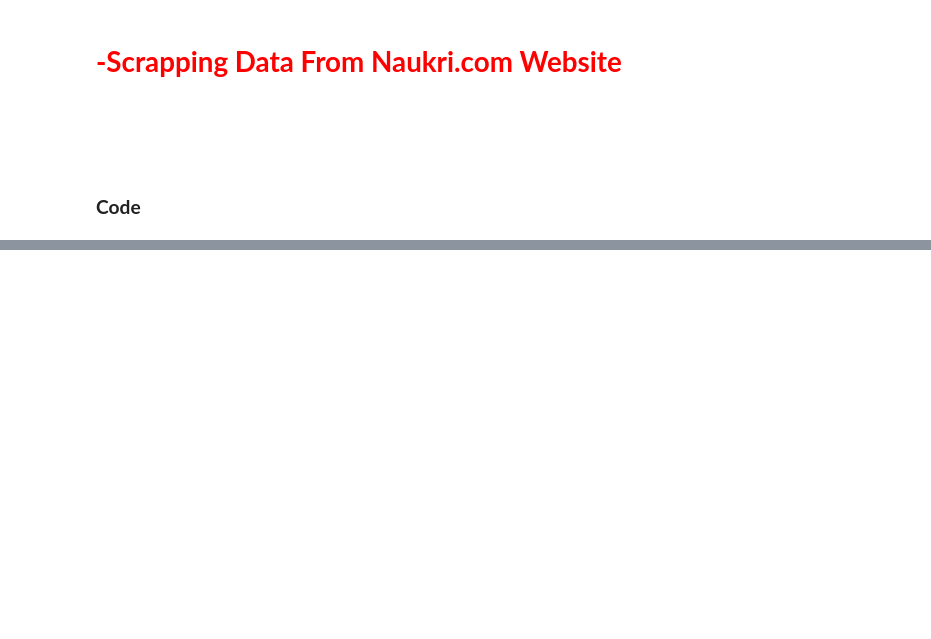
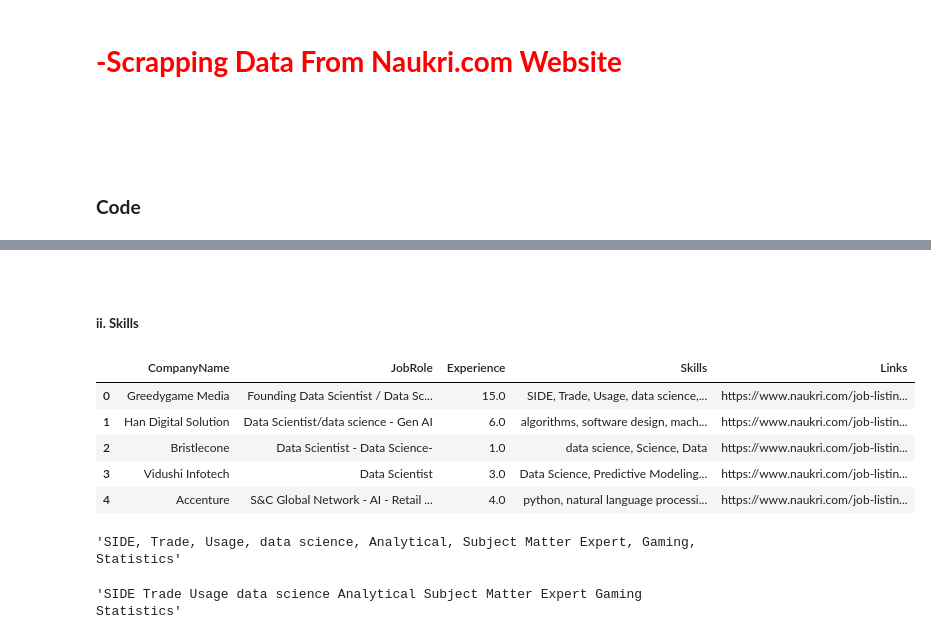
Before and after one commit to Umer2900/SkillFit-AI, a Jupyter notebook: Main/Web_Scrapping/WebScrapping.ipynb, the cells around one changed output, grey strips where cells are left out. Drawn from its saved outputs; the diff is of its cells as text; code cells hidden in the pictures; blank space fills up the shorter version.

```diff
--- a/Main/Web_Scrapping/WebScrapping.ipynb
+++ b/Main/Web_Scrapping/WebScrapping.ipynb
@@ -177,0 +339,22 @@ Initial DataFrame:
+# %% [markdown]
+<br>
+
+##### **ii. Skills**
+# %%
+jobs_df.head()
+# %% [output]
+|  | CompanyName | JobRole | Experience | Skills | Links |
+| 0 | Greedygame Media | Founding Data Scientist / Data Sc... | 15.0 | SIDE, Trade, Usage, data science,... | https://www.naukri.com/job-listin... |
+| 1 | Han Digital Solution | Data Scientist/data science - Gen AI | 6.0 | algorithms, software design, mach... | https://www.naukri.com/job-listin... |
+| 2 | Bristlecone | Data Scientist - Data Science- | 1.0 | data science, Science, Data | https://www.naukri.com/job-listin... |
+| 3 | Vidushi Infotech | Data Scientist | 3.0 | Data Science, Predictive Modeling... | https://www.naukri.com/job-listin... |
+| 4 | Accenture | S&C Global Network - AI - Retail ... | 4.0 | python, natural language processi... | https://www.naukri.com/job-listin... |
+# %%
+jobs_df['Skills'][0]
+# %% [output]
+'SIDE, Trade, Usage, data science, Analytical, Subject Matter Expert, Gaming, Statistics'
+# %%
+jobs_df["Skills"] = jobs_df["Skills"].str.replace(",", "", regex=False)
+jobs_df['Skills'][0]
+# %% [output]
+'SIDE Trade Usage data science Analytical Subject Matter Expert Gaming Statistics'
```
Also changed, not shown: parts of 26 cells of this notebook, 5 other files.
